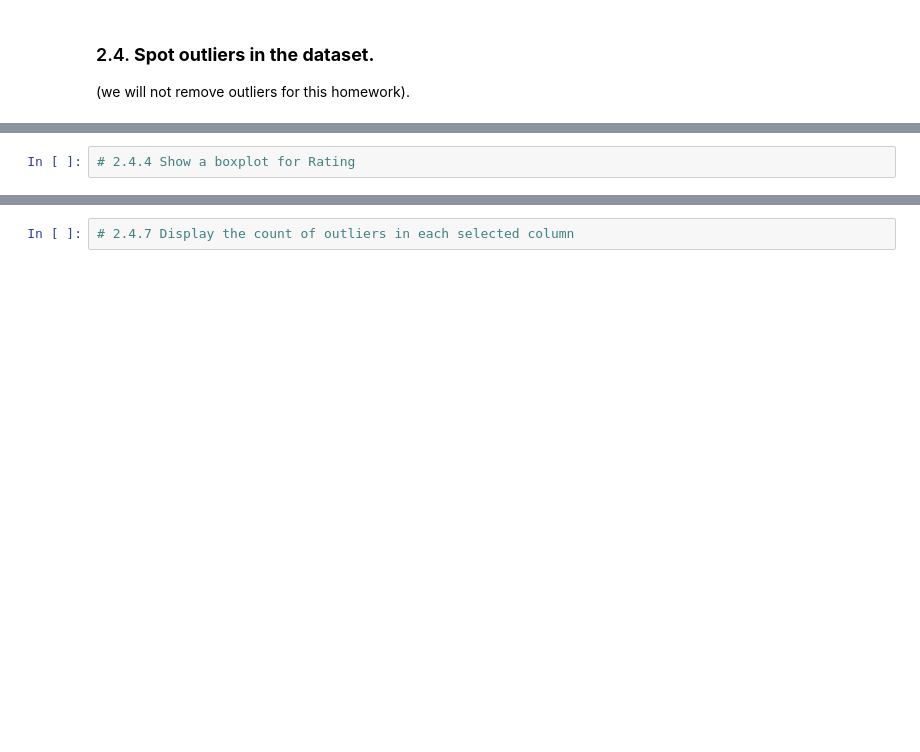
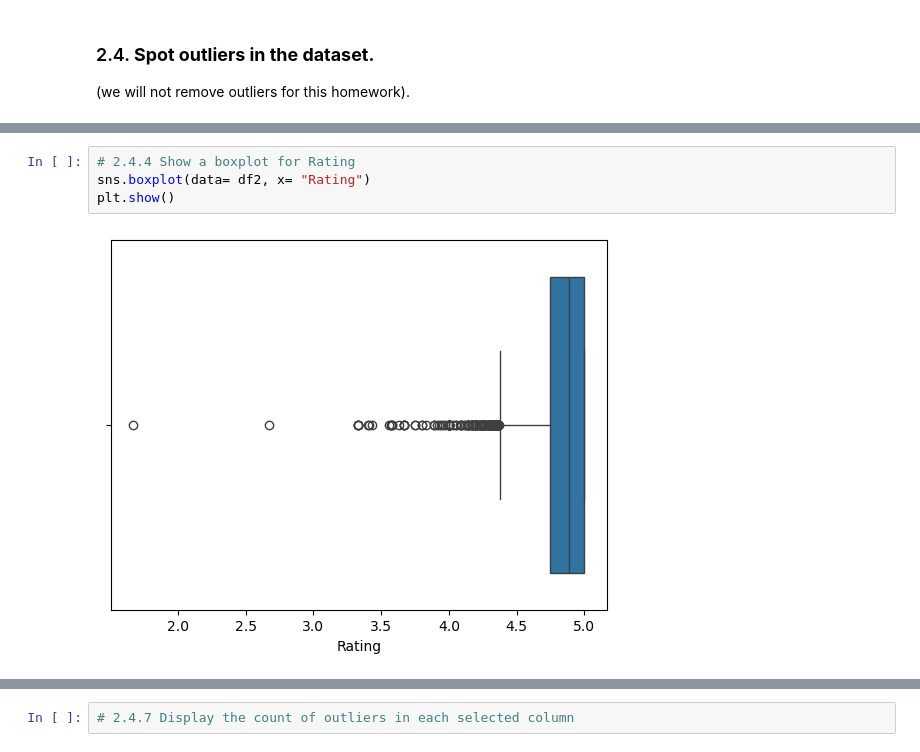
Before and after one commit to buddhathapa12/PrespectiveOnDataScience, a Jupyter notebook: airbnbDataAnalysis/E923Q669_CS746_HW1_EDA.ipynb, the cells around one changed output, grey strips where cells are left out. Drawn from its saved outputs; the diff is of its cells as text; blank space fills up the shorter version.

```diff
--- a/airbnbDataAnalysis/E923Q669_CS746_HW1_EDA.ipynb
+++ b/airbnbDataAnalysis/E923Q669_CS746_HW1_EDA.ipynb
@@ -347,4 +425,8 @@ dtype: int64
 # %%
 # 2.4.4 Show a boxplot for Rating
+sns.boxplot(data= df2, x= "Rating")
+plt.show()
+# %% [output]
+[figure, added]
 # %%
 # 2.4.5 Define a function to drop outliers beyond a specific multiplier of the IQR.
```
Also changed, not shown: parts of 19 cells of this notebook.
